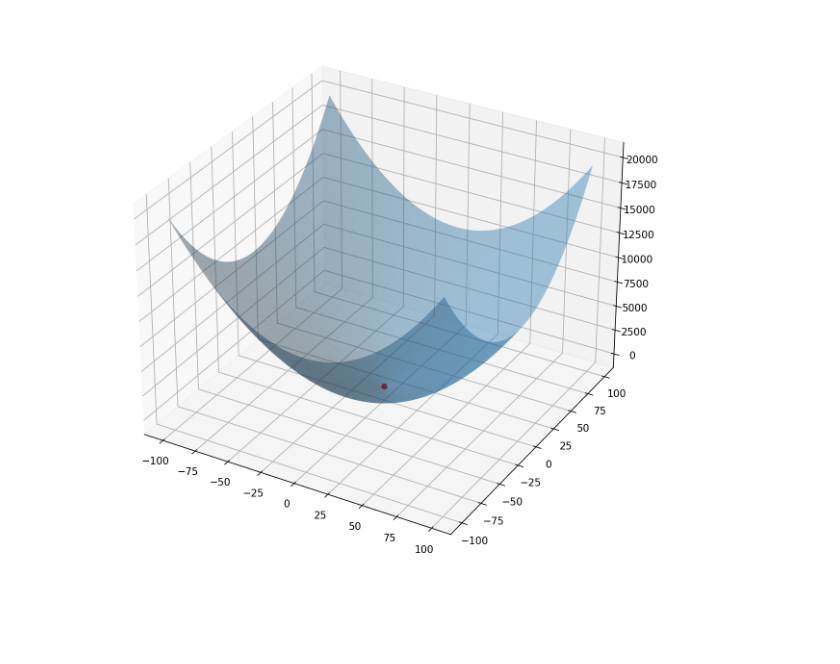
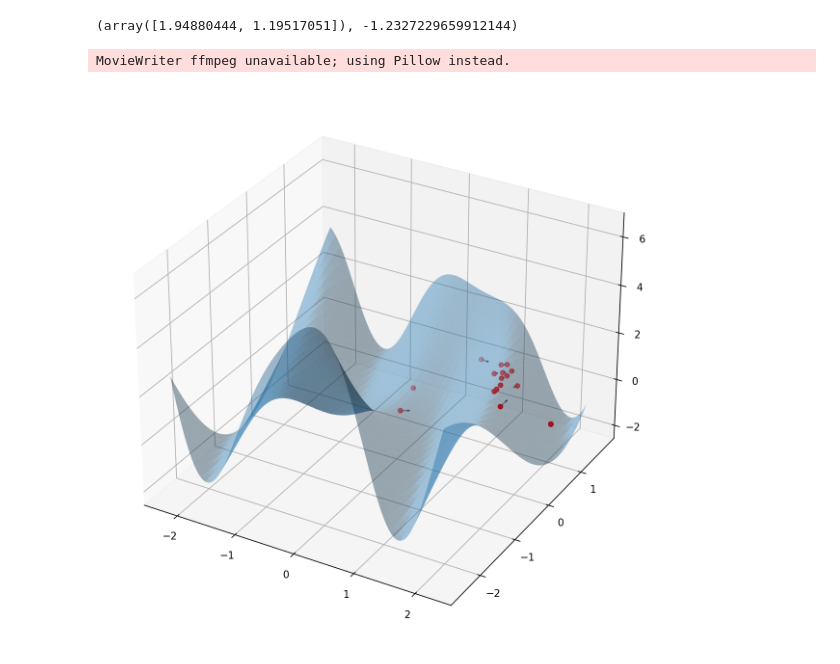
Before and after one commit to DanielCastriani/Particle-Swarm-Optimization, a Jupyter notebook: example.ipynb, the cells around one changed output. Saved outputs shown, nothing was run; the diff lists cells and outputs as text; code cells hidden in the pictures; blank space fills up the shorter version.

```diff
--- a/example.ipynb
+++ b/example.ipynb
@@ -8,23 +13,30 @@ import matplotlib.pyplot as plt
-# %%
-
-def objective_function(vector: np.ndarray):
-    return sum(vector ** 2)
+# %%
+def objective_function(vector: np.ndarray):
+    return townsend_function(vector[0], vector[1])
+
+
+bounds: Bound = townsend_function_bounds
+
+plot_surface(objective_function, bounds)
 # %%
 
 c1 = .09
 c2 = .12
 w = .06
 
-n_iter = 100
+n_iter = 1000
 n_particles = 30
-
-bounds: Bound = [[-100, 100], [-100, 100]]
 
 optimizer = PSO(objective_function=objective_function, n_particles=n_particles, bound=bounds, c1=c1, c2=c2, w=w)
 
 best, score, hist = optimizer.optimize(iteration=n_iter, seed=1234, return_hist=True)
+# %%
+best, score
+# %% [output]
+(array([1.94880444, 1.19517051]), -1.2327229659912144)
 # %%
-plot_animation(hist, bounds=bounds, objective_function=objective_function)
+plot_animation(hist, bounds=bounds, objective_function=objective_function, save_path='img', filename='pso_townsend.gif')
 plt.show()
 # %% [output]
+MovieWriter ffmpeg unavailable; using Pillow instead.
-[figure, old version]
+[figure, new version]
```
Also changed, not shown: parts of 1 cell of this notebook, 9 other files.
